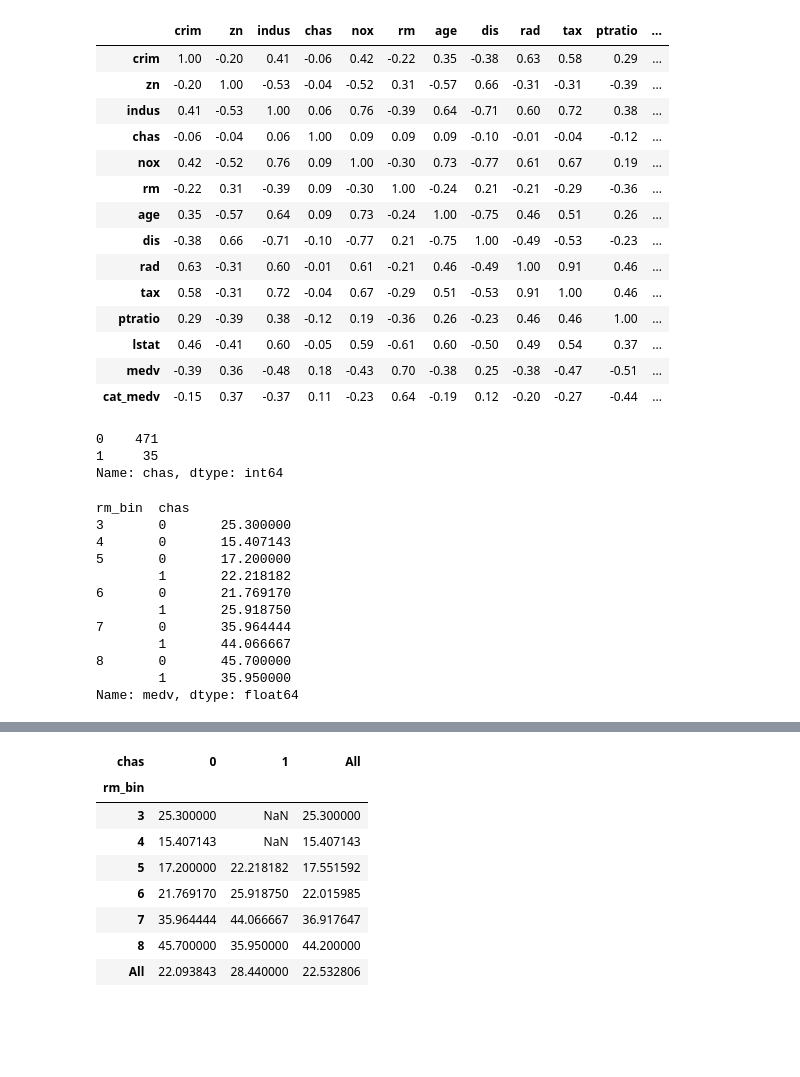
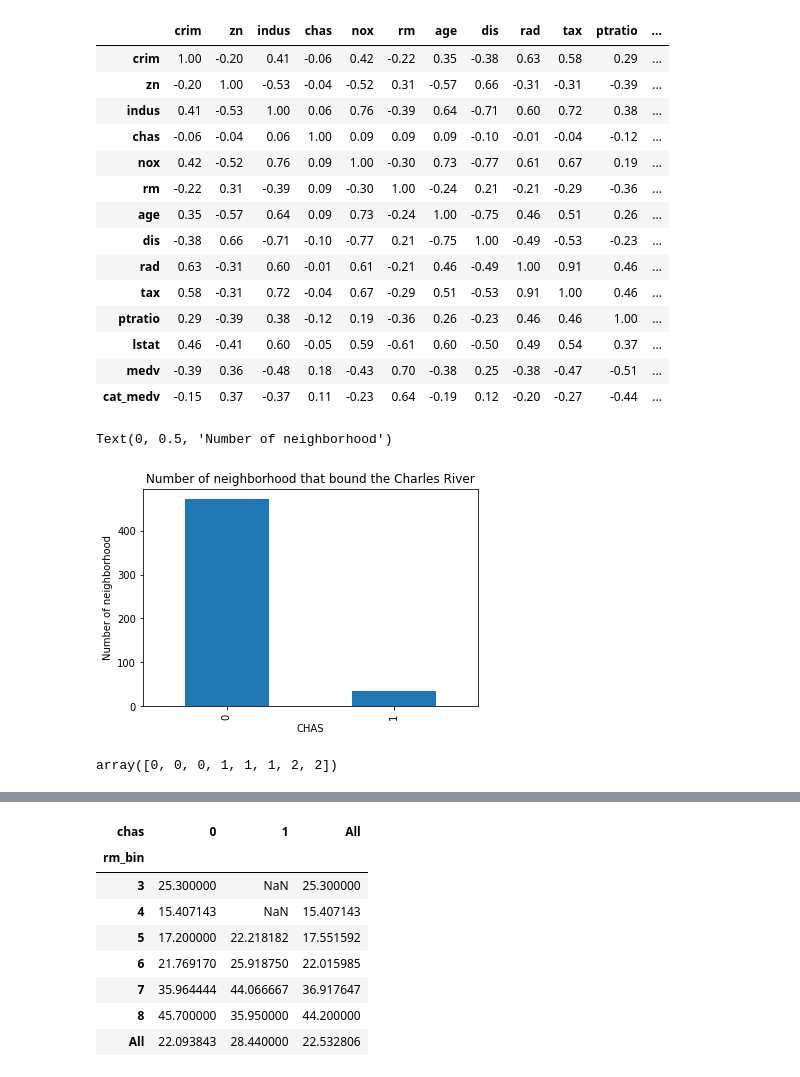
Before and after one commit to alextanhongpin/data-mining-for-business-analytics, a Jupyter notebook: 04_dimension_reduction.ipynb, the cells around one changed output, grey strips where cells are left out. Saved outputs shown, nothing was run; the diff lists cells and outputs as text; code cells hidden in the pictures; blank space fills up the shorter version.

```diff
--- a/04_dimension_reduction.ipynb
+++ b/04_dimension_reduction.ipynb
@@ -96,13 +95,24 @@ df.corr().round(2)
 | lstat | 0.46 | -0.41 | 0.60 | -0.05 | 0.59 | -0.61 | 0.60 | -0.50 | 0.49 | 0.54 | 0.37 | ... |
 | medv | -0.39 | 0.36 | -0.48 | 0.18 | -0.43 | 0.70 | -0.38 | 0.25 | -0.38 | -0.47 | -0.51 | ... |
 | cat_medv | -0.15 | 0.37 | -0.37 | 0.11 | -0.23 | 0.64 | -0.19 | 0.12 | -0.20 | -0.27 | -0.44 | ... |
-# %%
-# Aggregation and Pivot Tables
-df.chas.value_counts()
-# %% [output]
-0    471
-1     35
-Name: chas, dtype: int64
+# %%
+# Aggregation and Pivot Tables
+
+# Number of neighborhoods that bound the Charles River, vs those that do not.
+# Majority of the neighborhood do not bound the Charles River.
+df.chas.value_counts().plot.bar()
+plt.title("Number of neighborhood that bound the Charles River")
+plt.xlabel("CHAS")
+plt.ylabel("Number of neighborhood")
+# %% [output]
+Text(0, 0.5, 'Number of neighborhood')
+[figure, added]
+# %%
+# help(pd.cut)
+# use pd.cut to change a list of continuous variables to categorical variables.
+pd.cut([1, 2, 1, 3, 4, 4, 5, 6], 3, labels=False)
+# %% [output]
+array([0, 0, 0, 1, 1, 1, 2, 2])
 # %%
 # Average MEDV by CHAS and RM
 # By default, the method creates a categorical variable range, e.g. (6,7].
@@ -111,15 +125,0 @@ df["rm_bin"] = pd.cut(df.rm, range(0, 10), labels=False)
-# %%
-df.groupby(["rm_bin", "chas"]).medv.mean()
-# %% [output]
-rm_bin  chas
-3       0       25.300000
-4       0       15.407143
-5       0       17.200000
-        1       22.218182
-6       0       21.769170
-        1       25.918750
-7       0       35.964444
-        1       44.066667
-8       0       45.700000
-        1       35.950000
-Name: medv, dtype: float64
```
Also changed, not shown: parts of 30 cells of this notebook, 2 other files.
